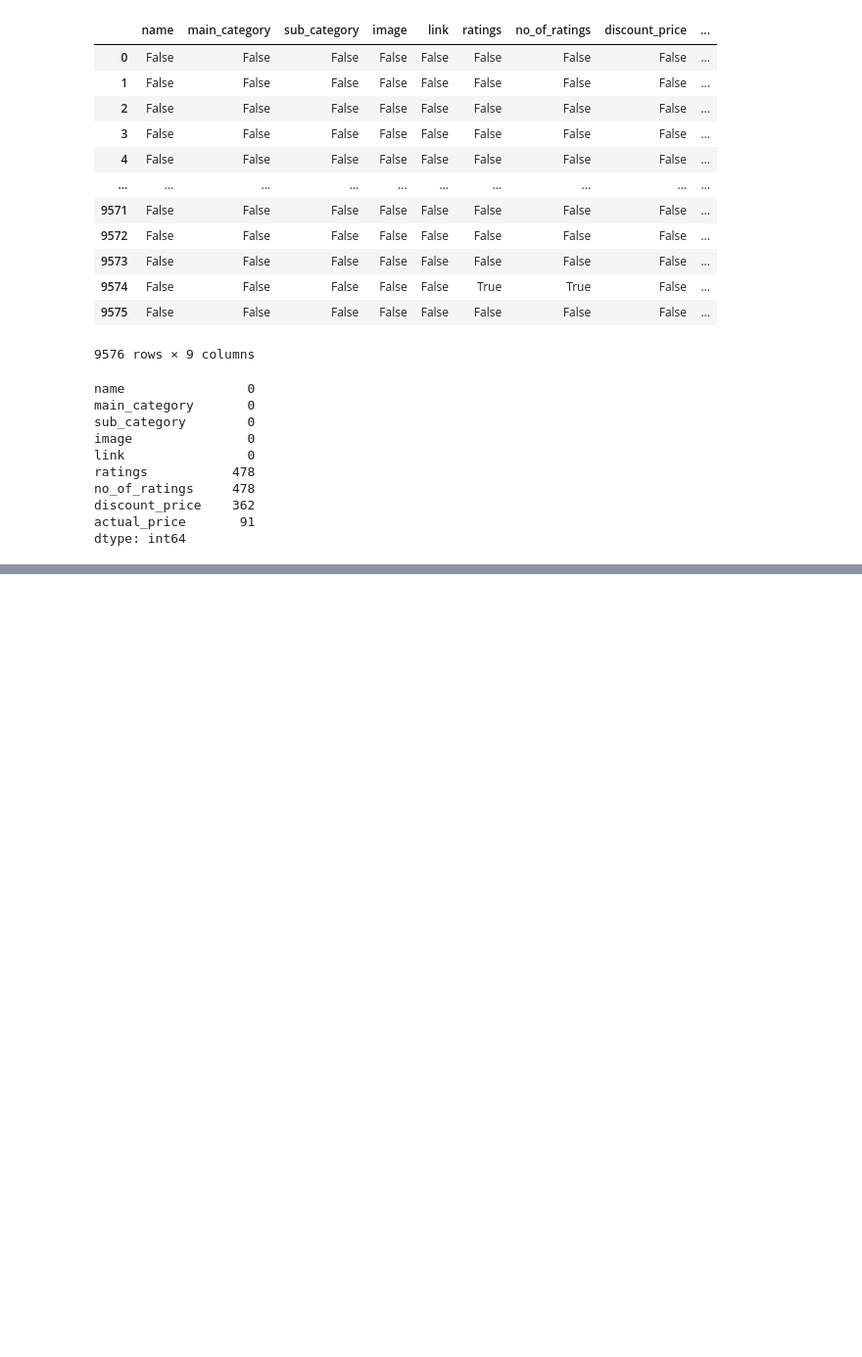
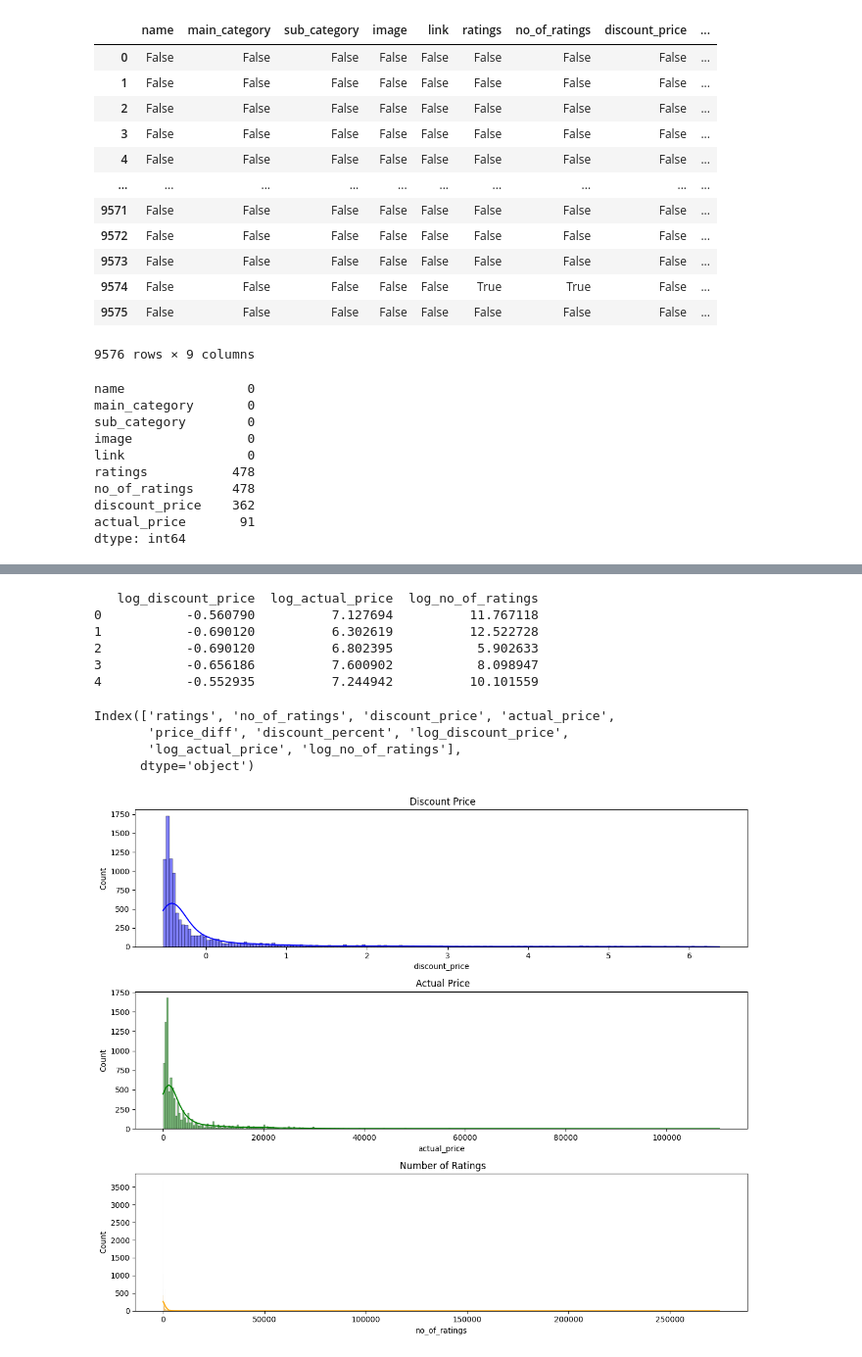
Before and after one commit to Bhuvana-ai-ml/Data_Analytics-, a Jupyter notebook: DA_project.ipynb, the cells around one changed output, grey strips where cells are left out. Shown at 98% size. Cells and saved outputs as stored; diff of their text form; code cells hidden in the pictures; blank space fills up the shorter version.

```diff
--- a/DA_project.ipynb
+++ b/DA_project.ipynb
@@ -85,0 +125,2 @@ plt.show()
+# %%
+df= pd.get_dummies(df,columns=['main_category','sub_category'],drop_first = True)
@@ -85,0 +147,43 @@ plt.show()
+# %%
+
+percentile_99 = df['discount_price'].quantile(0.99)
+df = df[df['discount_price'] <= percentile_99]
+# %%
+import numpy as np
+df['log_discount_price'] = np.log1p(df['discount_price'])
+df['log_actual_price'] = np.log1p(df['actual_price'])
+df['log_no_of_ratings'] =np.log1p(df['no_of_ratings'])
+# %%
+print(df[['log_discount_price','log_actual_price','log_no_of_ratings']].head())
+# %% [output]
+   log_discount_price  log_actual_price  log_no_of_ratings
+0           -0.560790          7.127694          11.767118
+1           -0.690120          6.302619          12.522728
+2           -0.690120          6.802395           5.902633
+3           -0.656186          7.600902           8.098947
+4           -0.552935          7.244942          10.101559
+# %%
+print(df.columns)
+# %% [output]
+Index(['ratings', 'no_of_ratings', 'discount_price', 'actual_price',
+       'price_diff', 'discount_percent', 'log_discount_price',
+       'log_actual_price', 'log_no_of_ratings'],
+      dtype='object')
+# %%
+from sklearn.preprocessing import StandardScaler
+scaler = StandardScaler()
+scaled_columns = ['log_discount_price','log_actual_price','log_no_of_ratings','discount_price']
+df[scaled_columns] = scaler.fit_transform(df[scaled_columns])
+# %%
+import matplotlib.pyplot as plt
+import seaborn as sns
+fig, axes = plt.subplots(3, 1, figsize=(12, 10))
+sns.histplot(df['discount_price'], kde=True, ax=axes[0], color='blue').set(title=" Discount Price")
+sns.histplot(df['actual_price'], kde=True, ax=axes[1], color='green').set(title=" Actual Price")
+sns.histplot(df['no_of_ratings'], kde=True, ax=axes[2], color='orange').set(title=" Number of Ratings")
+#sns.histplot(df['discount_price'], kde=True, ax=axes[1, 1], color='red').set(title="Discount Price")
+
+plt.tight_layout()
+plt.show()
+# %% [output]
+[figure, added]
```
Also changed, not shown: parts of 37 cells of this notebook, 1 other file.
